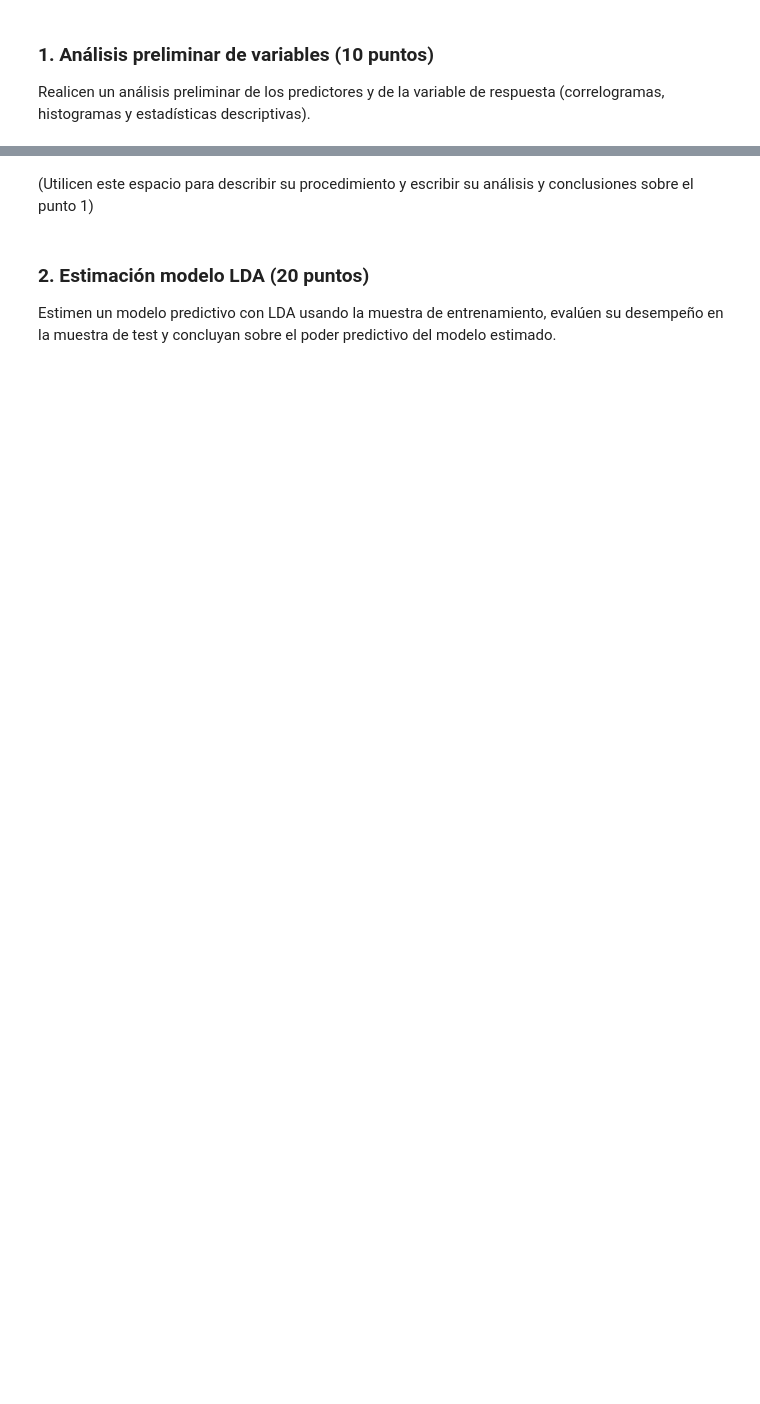
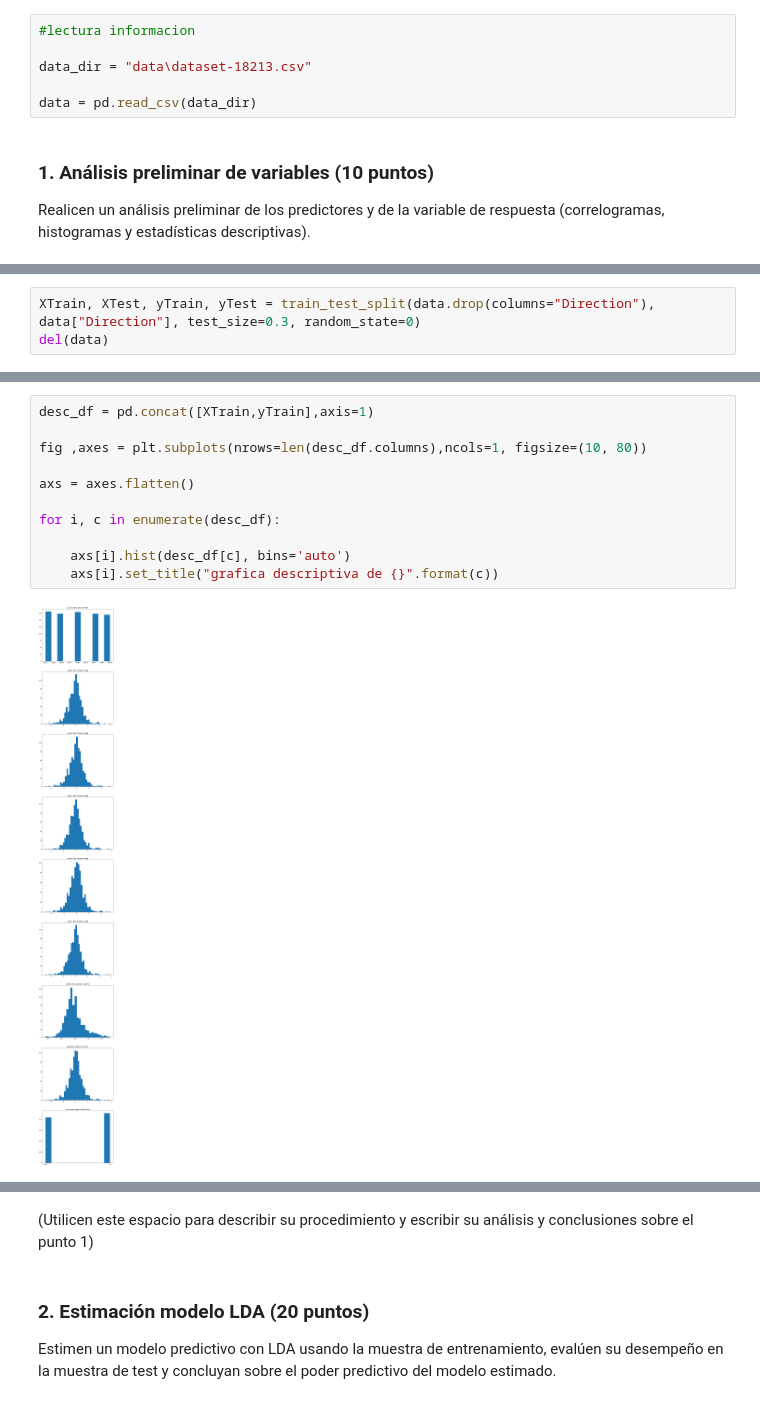
Before and after one commit to paulguz261/MIAD_20231_intro_machine_learning_grupal, a Jupyter notebook: week3/Caso implementación de modelos de clasificación lineales.ipynb, the cells around one changed output, grey strips where cells are left out. Drawn from its saved outputs; the diff is of its cells as text; blank space fills up the shorter version.

```diff
--- a/week3/Caso implementación de modelos de clasificación lineales.ipynb
+++ b/week3/Caso implementación de modelos de clasificación lineales.ipynb
@@ -46,3 +64,9 @@ Por lo anterior, en primer lugar deberán descargar la base de datos del siguien
+# %%
+#lectura informacion
+
+data_dir = "data\dataset-18213.csv"
+
+data = pd.read_csv(data_dir)
 # %% [markdown]
 ### 1. Análisis preliminar de variables (10 puntos)
 Realicen un análisis preliminar de los predictores y de la variable de respuesta (correlogramas, histogramas y estadísticas descriptivas).
@@ -50,0 +94,3 @@ Realicen un análisis preliminar de los predictores y de la variable de respuest
+# %%
+XTrain, XTest, yTrain, yTest = train_test_split(data.drop(columns="Direction"), data["Direction"], test_size=0.3, random_state=0)
+del(data)
@@ -50,0 +120,13 @@ Realicen un análisis preliminar de los predictores y de la variable de respuest
+# %%
+desc_df = pd.concat([XTrain,yTrain],axis=1)
+
+fig ,axes = plt.subplots(nrows=len(desc_df.columns),ncols=1, figsize=(10, 80))
+
+axs = axes.flatten()
+
+for i, c in enumerate(desc_df):
+
+    axs[i].hist(desc_df[c], bins='auto')
+    axs[i].set_title("grafica descriptiva de {}".format(c))
+# %% [output]
+[figure, added]
```
Also changed, not shown: parts of 17 cells of this notebook, 1 other file.
